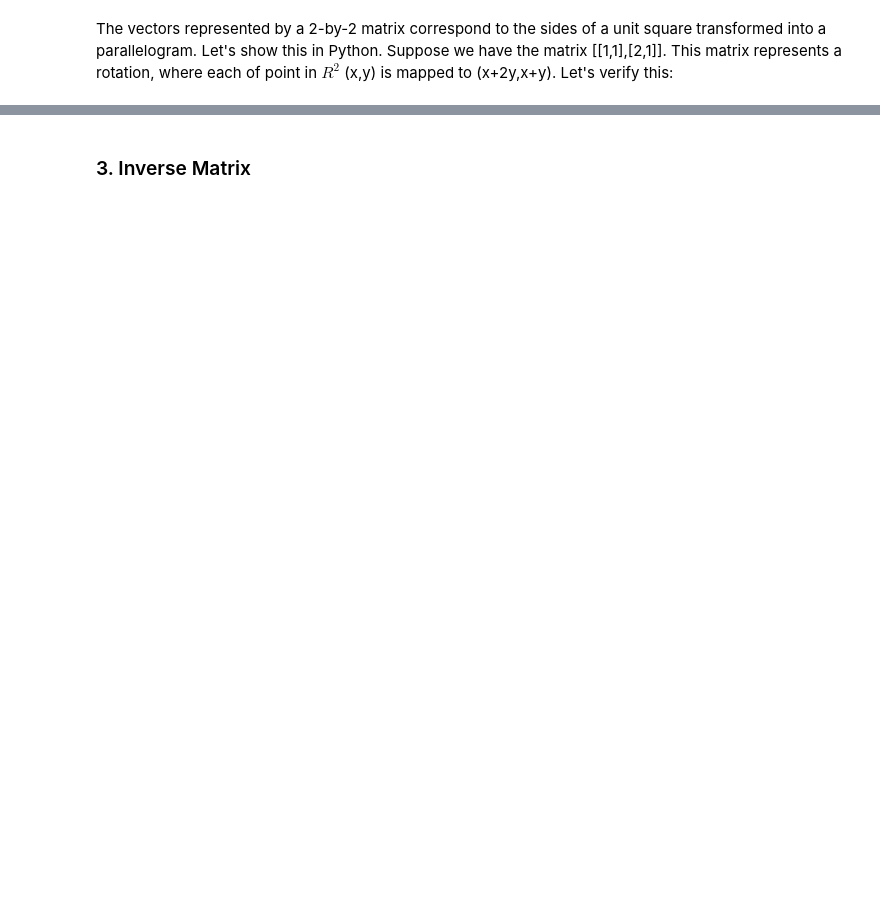
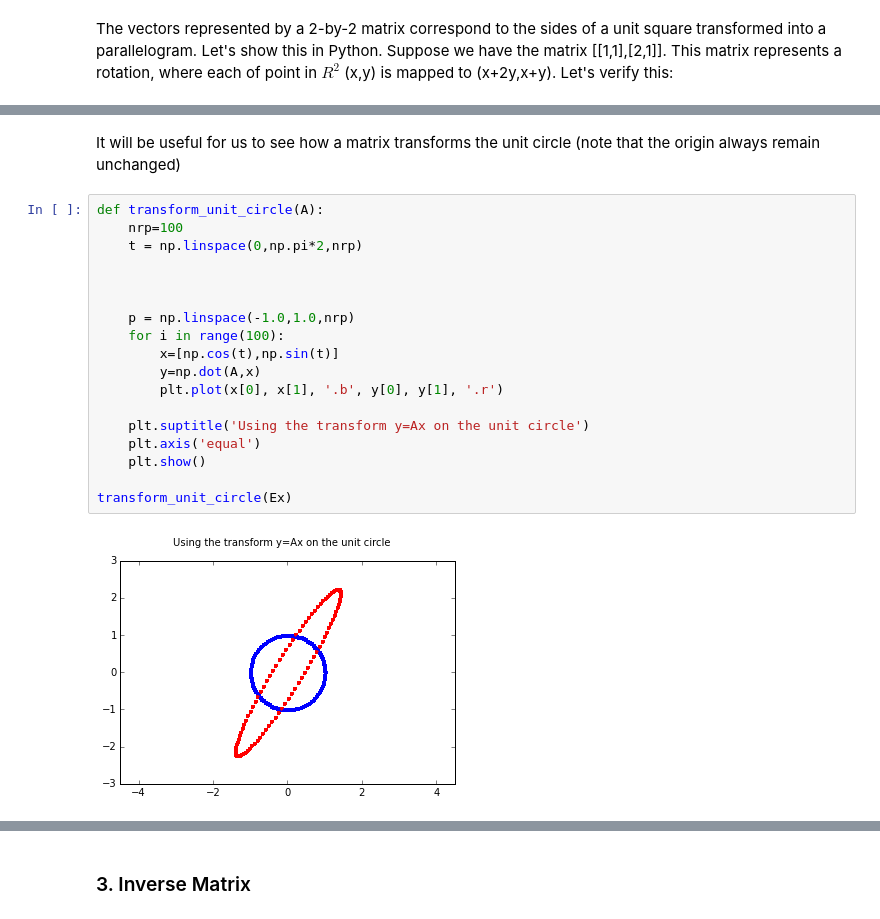
Before and after one commit to gmonce/datascience, a Jupyter notebook: src/2. - Matrices for data scientists.ipynb, the cells around one changed output, grey strips where cells are left out. Cells and saved outputs as stored; diff of their text form; blank space fills up the shorter version.

```diff
--- a/src/2. - Matrices for data scientists.ipynb
+++ b/src/2. - Matrices for data scientists.ipynb
@@ -193,0 +214,22 @@ print np.dot(us,Ex)
+# %% [markdown]
+It will be useful for us to see how a matrix transforms the unit circle (note that the origin always remain unchanged)
+# %%
+def transform_unit_circle(A):
+    nrp=100
+    t = np.linspace(0,np.pi*2,nrp)
+
+
+
+    p = np.linspace(-1.0,1.0,nrp)
+    for i in range(100):
+        x=[np.cos(t),np.sin(t)]
+        y=np.dot(A,x)
+        plt.plot(x[0], x[1], '.b', y[0], y[1], '.r')
+
+    plt.suptitle('Using the transform y=Ax on the unit circle')
+    plt.axis('equal')
+    plt.show()
+
+transform_unit_circle(Ex)
+# %% [output]
+[figure, added]
```
Also changed, not shown: parts of 102 cells of this notebook, 1 other file.
